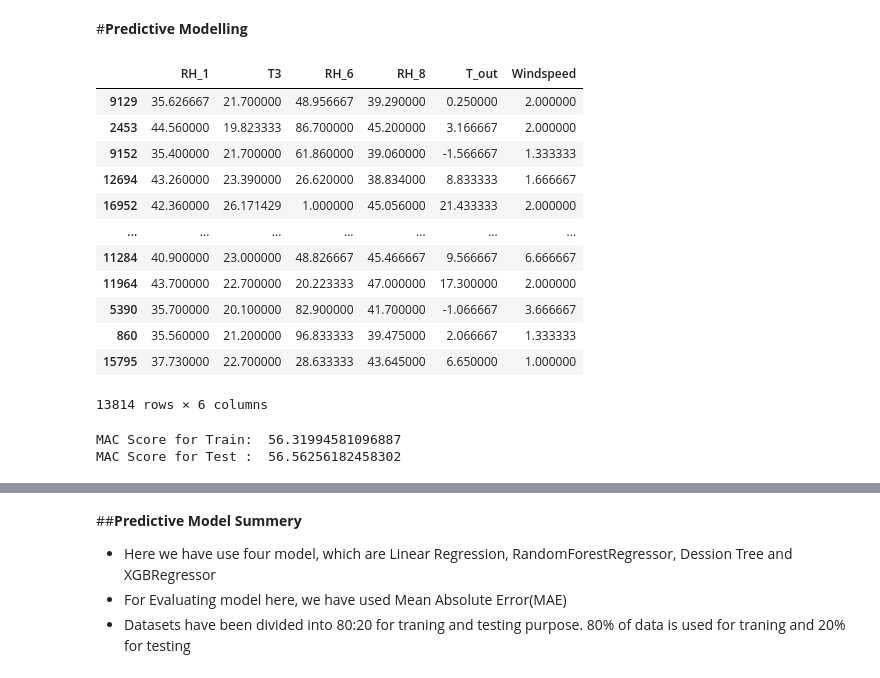
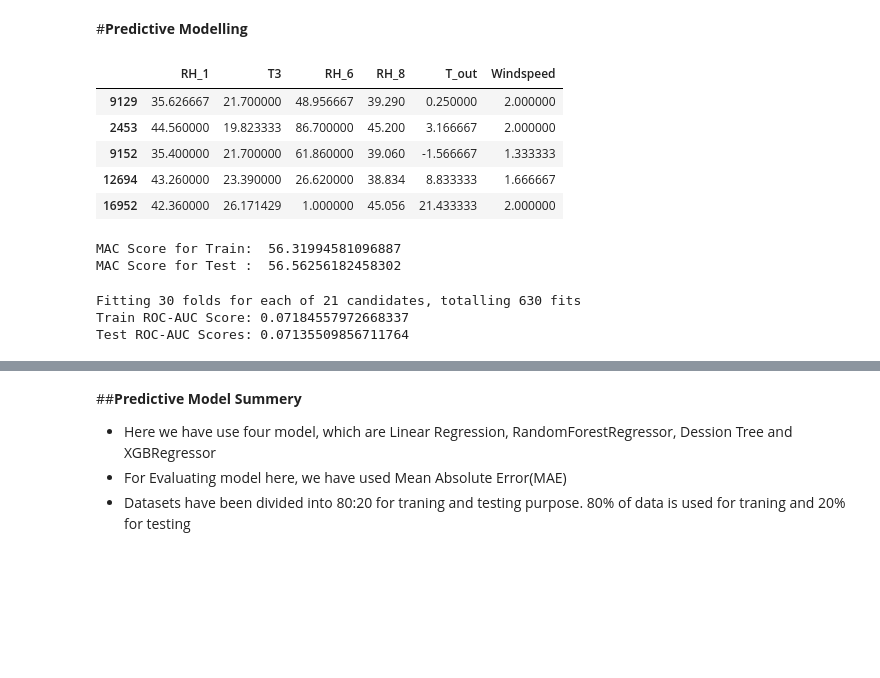
Before and after one commit to Mmbsaksd/Appliance-Energy-Prediction, a Jupyter notebook: Appliance_Energy_Prediction.ipynb, the cells around one changed output, grey strips where cells are left out. Drawn from its saved outputs; the diff is of its cells as text; code cells hidden in the pictures; blank space fills up the shorter version.

```diff
--- a/Appliance_Energy_Prediction.ipynb
+++ b/Appliance_Energy_Prediction.ipynb
@@ -275,7 +275,7 @@ sns.heatmap(eng_df.corr(), cmap='YlGnBu', annot=True)
 #**Predictive Modelling**
 # %%
 #Droping the date columns as irrelevent
-eng_df.drop(['date','lights'],axis=1, inplace=True)
+eng_df.drop(['date'],axis=1, inplace=True)
 # %%
 #Defining x & Y variable for traning and testing model
 x = eng_df[['RH_1','T3','RH_6','RH_8','T_out','Windspeed']]
@@ -286,23 +286,16 @@ xtrain, xtest, ytrain, ytest = train_test_split(x,y, test_size=0.3, random_state
 # %%
 #Scalling the train data with standard scaler
 from sklearn.preprocessing import StandardScaler
 train_sc = StandardScaler()
 train_sc.fit_transform(xtrain)
-xtrain
+xtrain.head()
 # %% [output]
 |  | RH_1 | T3 | RH_6 | RH_8 | T_out | Windspeed |
-| 9129 | 35.626667 | 21.700000 | 48.956667 | 39.290000 | 0.250000 | 2.000000 |
-| 2453 | 44.560000 | 19.823333 | 86.700000 | 45.200000 | 3.166667 | 2.000000 |
-| 9152 | 35.400000 | 21.700000 | 61.860000 | 39.060000 | -1.566667 | 1.333333 |
-| 12694 | 43.260000 | 23.390000 | 26.620000 | 38.834000 | 8.833333 | 1.666667 |
-| 16952 | 42.360000 | 26.171429 | 1.000000 | 45.056000 | 21.433333 | 2.000000 |
-| ... | ... | ... | ... | ... | ... | ... |
-| 11284 | 40.900000 | 23.000000 | 48.826667 | 45.466667 | 9.566667 | 6.666667 |
-| 11964 | 43.700000 | 22.700000 | 20.223333 | 47.000000 | 17.300000 | 2.000000 |
-| 5390 | 35.700000 | 20.100000 | 82.900000 | 41.700000 | -1.066667 | 3.666667 |
-| 860 | 35.560000 | 21.200000 | 96.833333 | 39.475000 | 2.066667 | 1.333333 |
-| 15795 | 37.730000 | 22.700000 | 28.633333 | 43.645000 | 6.650000 | 1.000000 |
+| 9129 | 35.626667 | 21.700000 | 48.956667 | 39.290 | 0.250000 | 2.000000 |
+| 2453 | 44.560000 | 19.823333 | 86.700000 | 45.200 | 3.166667 | 2.000000 |
+| 9152 | 35.400000 | 21.700000 | 61.860000 | 39.060 | -1.566667 | 1.333333 |
+| 12694 | 43.260000 | 23.390000 | 26.620000 | 38.834 | 8.833333 | 1.666667 |
+| 16952 | 42.360000 | 26.171429 | 1.000000 | 45.056 | 21.433333 | 2.000000 |
-13814 rows × 6 columns
 # %%
 #Implimenting LinearRegression model for defined variable
 from sklearn.linear_model import LinearRegression
@@ -324,6 +318,25 @@ print('MAC Score for Test : ', mae_test_lr)
 # %% [output]
 MAC Score for Train:  56.31994581096887
 MAC Score for Test :  56.56256182458302
+# %%
+#Implimenting the lasso Regression on derived datasets
+from sklearn.model_selection import GridSearchCV, RepeatedKFold
+from sklearn.linear_model import Lasso, Ridge
+cv = RepeatedKFold(n_splits = 10, n_repeats = 3, random_state=1)
+lasso_alphas = np.linspace(0,0.2,21)
+lasso = Lasso()
+grid = dict()
+grid['alpha'] = lasso_alphas
+grid_lasso = GridSearchCV(lasso, grid,cv = cv, n_jobs = -1, verbose=2)
+grid_lasso.fit(xtrain,ytrain)
+
+#Evaluating the model with train logisticregression
+print('Train ROC-AUC Score:', grid_lasso.best_estimator_.score(xtrain,ytrain))
+print('Test ROC-AUC Scores:', grid_lasso.best_estimator_.score(xtest,ytest))
+# %% [output]
+Fitting 30 folds for each of 21 candidates, totalling 630 fits
+Train ROC-AUC Score: 0.07184557972668337
+Test ROC-AUC Scores: 0.07135509856711764
 # %%
 #Implementing the Decision Tree Regressor on derive traning dataset
 from sklearn.tree import DecisionTreeRegressor
```
Also changed, not shown: parts of 14 cells of this notebook.
